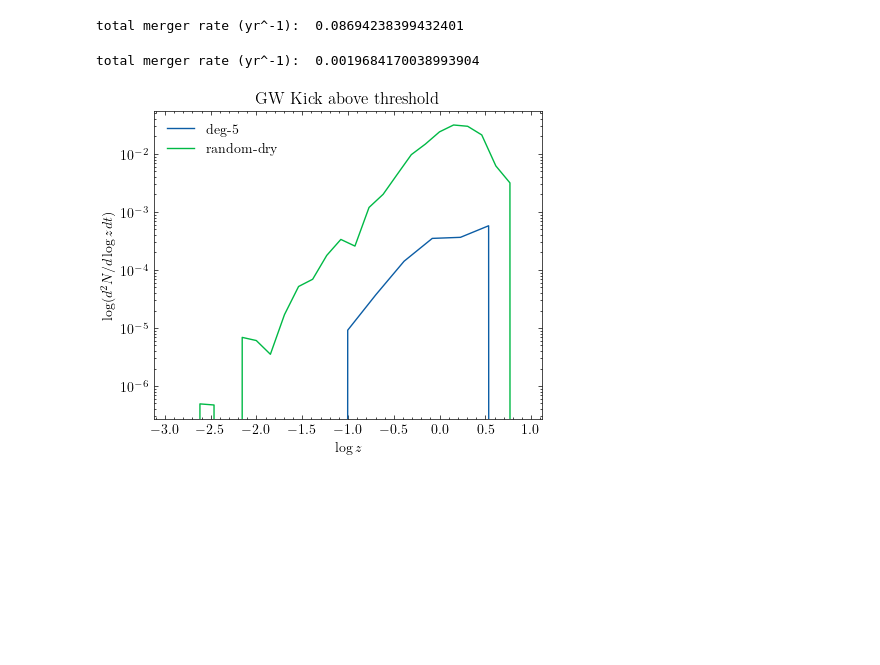
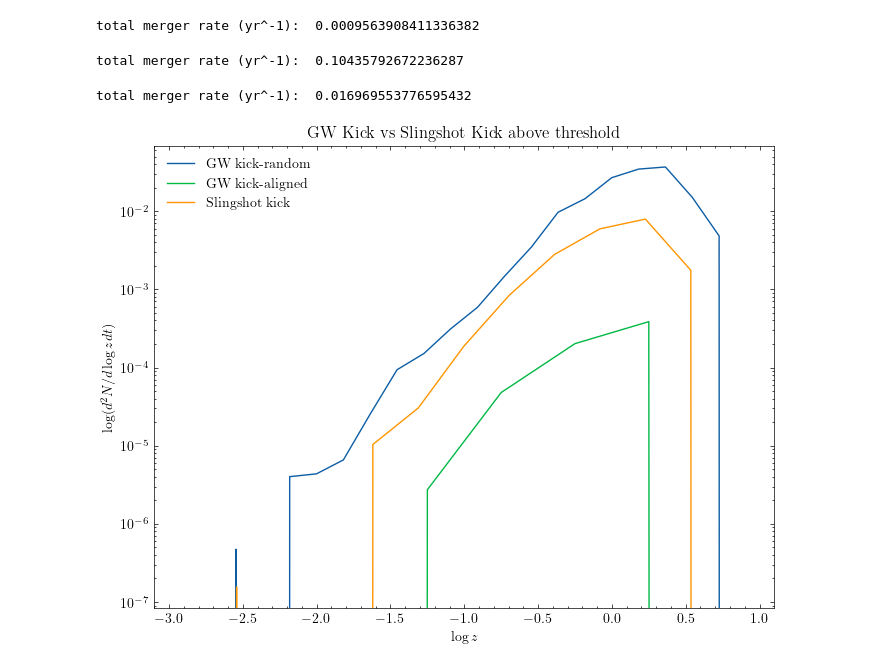
Before and after one commit to pranav-satheesh/Triple-MBH-Illustris, a Jupyter notebook: GW_recoil_comparison.ipynb, the cells around one changed output. Saved outputs shown, nothing was run; the diff lists cells and outputs as text; code cells hidden in the pictures; blank space fills up the shorter version.

Commit message:
Added rates of kicked BHs

```diff
--- a/GW_recoil_comparison.ipynb
+++ b/GW_recoil_comparison.ipynb
@@ -71,6 +67,6 @@ z_rd = np.array(z_rd)
 # %%
 zmax = 7
 zbinsize = 0.2
-lgzbinsize=0.15
+lgzbinsize=0.3
 lgzmin=-3.0
 lgzmax = 1.0
@@ -79,4 +73,12 @@ import Merger_rate_plot as merg
+# %%
+merger_rate_GW,lgzbins_GW,dNdlogzdt_GW = merg.merger_rate_log_plot(z_GW,zmax=7,zbinsize=0.2,lgzbinsize=0.5,lgzmin=-3,lgzmax=1)
+# %% [output]
+total merger rate (yr^-1):  0.0009563908411336382
+# %%
+merger_rate_GW_r,lgzbins_GW_r,dNdlogzdt_GW_r = merg.merger_rate_log_plot(z_GW_r,zmax=7,zbinsize=0.2,lgzbinsize=0.18,lgzmin=-3,lgzmax=1)
+# %% [output]
+total merger rate (yr^-1):  0.10435792672236287
 # %%
-merger_rate,lgzbins_rd,dNdlogzdt_rd = merg.merger_rate_log_plot(z_rd,zmax,zbinsize,lgzbinsize,lgzmin,lgzmax)
+merger_rate_sling,lgzbins_sling,dNdlogzdt_sling = merg.merger_rate_log_plot(z_slingshot,zmax,zbinsize,lgzbinsize,lgzmin,lgzmax)
 # %% [output]
-total merger rate (yr^-1):  0.08694238399432401
+total merger rate (yr^-1):  0.016969553776595432
@@ -92,16 +85,13 @@ z_5d = np.array(z_5d)
-# %%
-merger_rate,lgzbins_5d,dNdlogzdt_5d = merg.merger_rate_log_plot(z_5d,zmax,zbinsize,0.3,lgzmin,lgzmax)
-# %% [output]
-total merger rate (yr^-1):  0.0019684170038993904
 # %%
-plt.figure(figsize=[5,4])
-plt.plot(lgzbins_5d,dNdlogzdt_5d,label="deg-5")
-plt.plot(lgzbins_rd,dNdlogzdt_rd,label="random-dry")
+plt.figure(figsize=[8,6])
+plt.plot(lgzbins_GW_r,dNdlogzdt_GW_r,label="GW kick-random")
+plt.plot(lgzbins_GW,dNdlogzdt_GW,label="GW kick-aligned")
+plt.plot(lgzbins_sling,dNdlogzdt_sling,label="Slingshot kick")
 plt.xlabel("$\log z$")
 plt.ylabel("$\log (d^2 N / d \log z dt)$")
 plt.yscale("log")
 plt.legend()
-plt.title("GW Kick above threshold")
-plt.savefig("Figures/GW-kick-above-threshold.pdf")
+plt.title("GW Kick vs Slingshot Kick above threshold")
+plt.savefig("Figures/GW_kick_aligned_vs_slingshot_rates.pdf")
 # %% [output]
-[figure, old version]
+[figure, new version]
```
Also changed, not shown: parts of 22 cells of this notebook, 8 other files.
